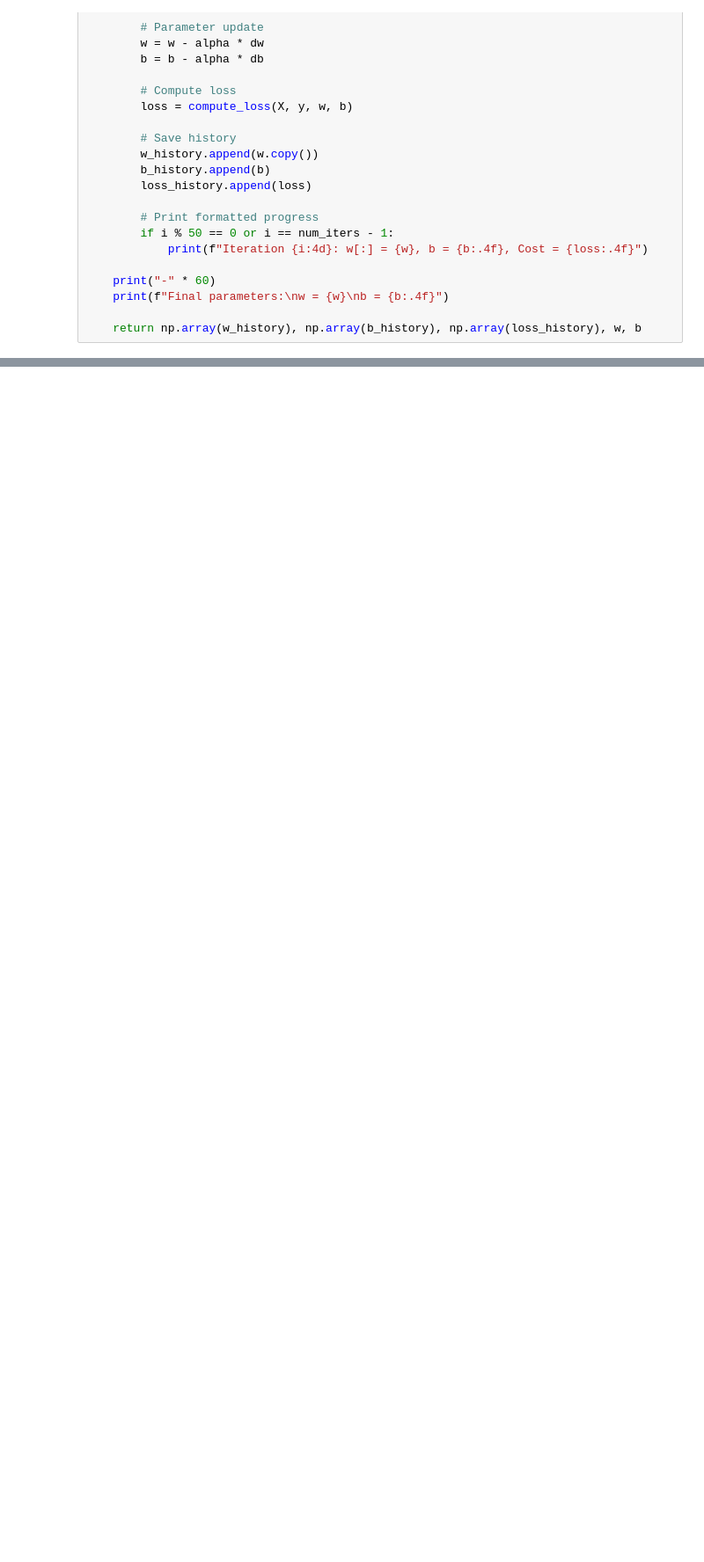
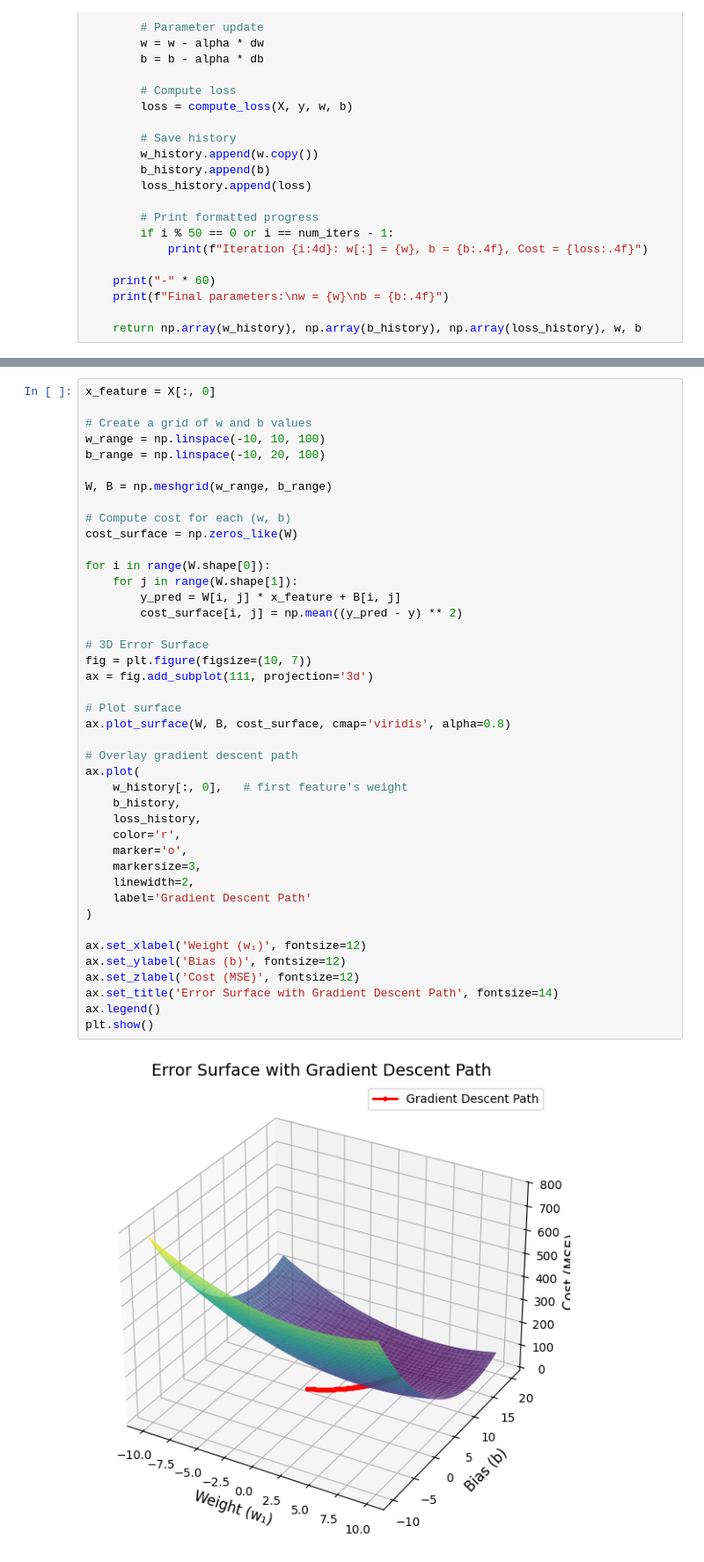
Before and after one commit to harshbhatt15/Machine-Learning, a Jupyter notebook: Supervised Machine Learning/Regression/project_1.ipynb, the cells around one changed output, grey strips where cells are left out. Shown at 88% size. Cells and saved outputs as stored; diff of their text form; blank space fills up the shorter version.

```diff
--- a/Supervised Machine Learning/Regression/project_1.ipynb
+++ b/Supervised Machine Learning/Regression/project_1.ipynb
@@ -244,0 +168,44 @@ plt.show()
+# %%
+x_feature = X[:, 0]
+
+# Create a grid of w and b values
+w_range = np.linspace(-10, 10, 100)
+b_range = np.linspace(-10, 20, 100)
+
+W, B = np.meshgrid(w_range, b_range)
+
+# Compute cost for each (w, b)
+cost_surface = np.zeros_like(W)
+
+for i in range(W.shape[0]):
+    for j in range(W.shape[1]):
+        y_pred = W[i, j] * x_feature + B[i, j]
+        cost_surface[i, j] = np.mean((y_pred - y) ** 2)
+
+# 3D Error Surface
+fig = plt.figure(figsize=(10, 7))
+ax = fig.add_subplot(111, projection='3d')
+
+# Plot surface
+ax.plot_surface(W, B, cost_surface, cmap='viridis', alpha=0.8)
+
+# Overlay gradient descent path
+ax.plot(
+    w_history[:, 0],   # first feature's weight
+    b_history,
+    loss_history,
+    color='r',
+    marker='o',
+    markersize=3,
+    linewidth=2,
+    label='Gradient Descent Path'
+)
+
+ax.set_xlabel('Weight (w₁)', fontsize=12)
+ax.set_ylabel('Bias (b)', fontsize=12)
+ax.set_zlabel('Cost (MSE)', fontsize=12)
+ax.set_title('Error Surface with Gradient Descent Path', fontsize=14)
+ax.legend()
+plt.show()
+# %% [output]
+[figure, added]
```
Also changed, not shown: parts of 11 cells of this notebook, 11 other files.
